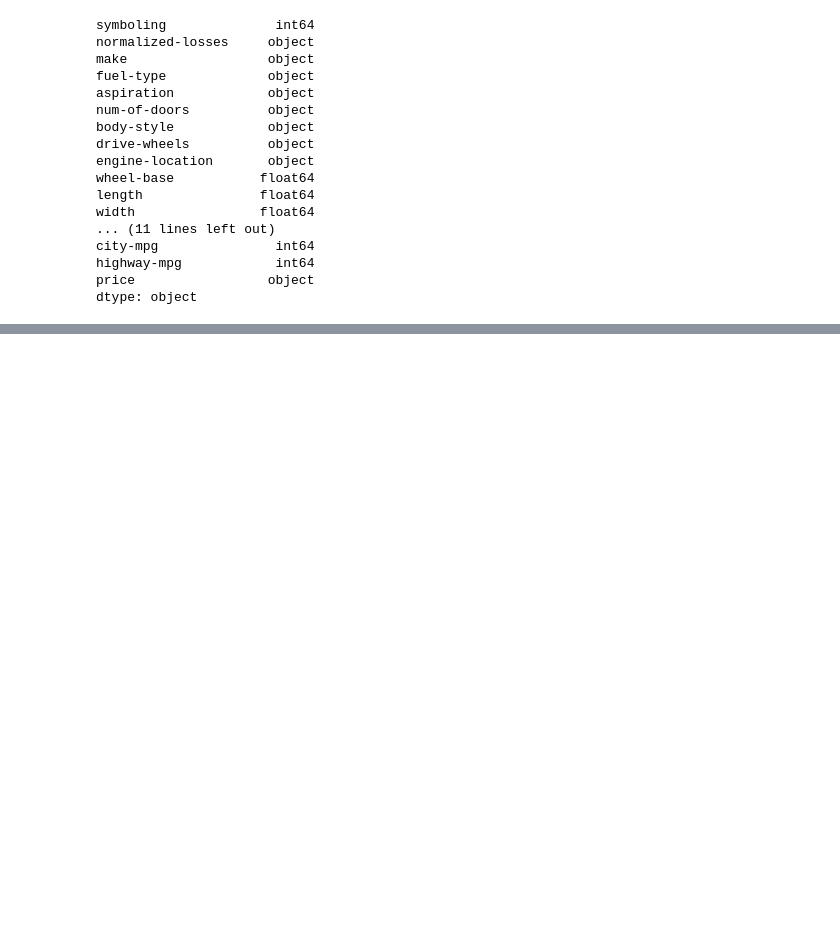
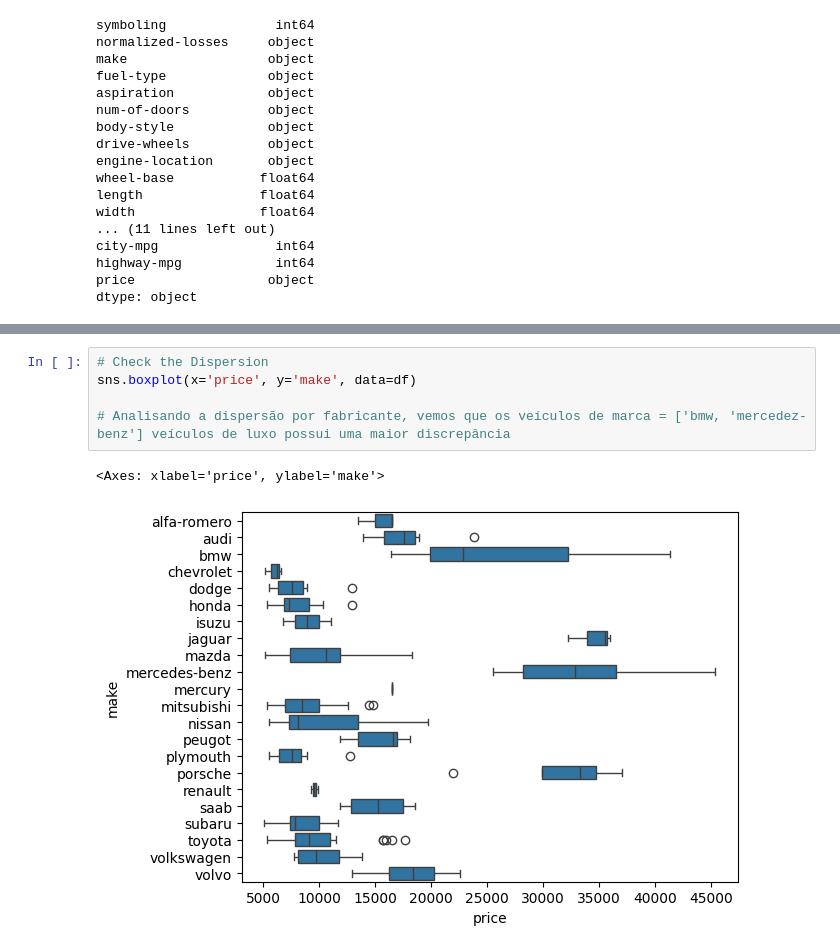
Before and after one commit to reynancs/car_price_prediction, a Jupyter notebook: notebooks/1.0-rc-data-understading.ipynb, the cells around one changed output, grey strips where cells are left out. Cells and saved outputs as stored; diff of their text form; blank space fills up the shorter version.

```diff
--- a/notebooks/1.0-rc-data-understading.ipynb
+++ b/notebooks/1.0-rc-data-understading.ipynb
@@ -217,0 +240,8 @@ df[df.duplicated()]
+# %%
+# Check the Dispersion
+sns.boxplot(x='price', y='make', data=df)
+
+# Analisando a dispersão por fabricante, vemos que os veículos de marca = ['bmw, 'mercedez-benz'] veículos de luxo possui uma maior discrepância
+# %% [output]
+<Axes: xlabel='price', ylabel='make'>
+[figure, added]
```
Also changed, not shown: parts of 19 cells of this notebook, 2 other files.
